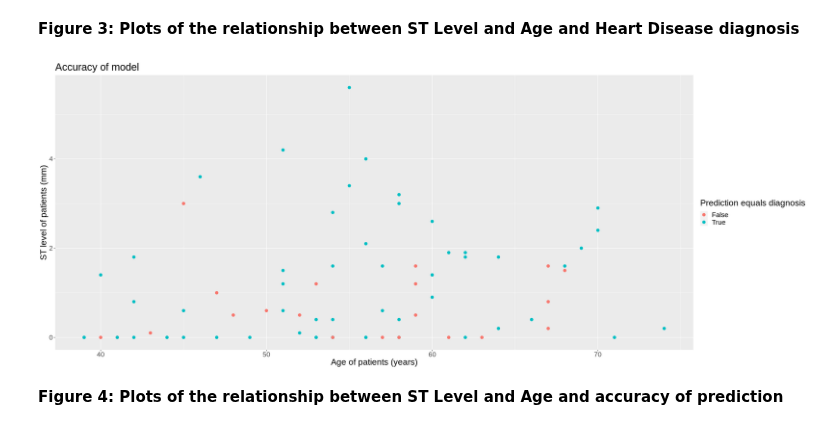
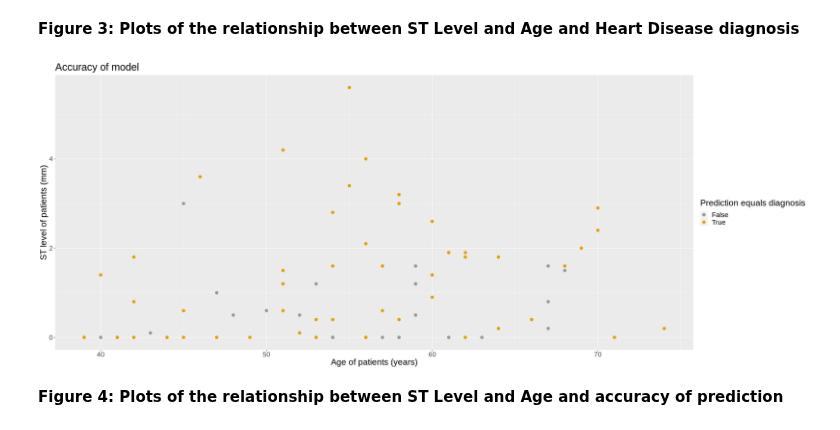
Before and after one commit to sendhelpDSCI/UBC_DSCI100_Group166, a Jupyter notebook: Final Report.ipynb, the cells around one changed output. Cells and saved outputs as stored; diff of their text form; code cells hidden in the pictures.

```diff
--- a/Final Report.ipynb
+++ b/Final Report.ipynb
@@ -266,14 +268,14 @@ plot_grid(testing_plot_age_ST, prediction_plot_age_ST)
 **Figure 3: Plots of the relationship between ST Level and Age and Heart Disease diagnosis**
 # %%
 pred_vs_actual<-accuracy_table|>
-ggplot(aes(x=age, y=ST_level, colour=equal))+
+ggplot(aes(x=age, y=ST_level, colour =equal))+
 geom_point(size=3)+
-labs(x='Age of patients (years)', y='ST level of patients (mm)', colour='Prediction equals diagnosis')+
+labs(x='Age of patients (years)', y='ST level of patients (mm)', colour ='Prediction equals diagnosis')+
 ggtitle('Accuracy of model')+
-theme(text=element_text(size=20))
+theme(text=element_text(size=20)) + scale_color_manual(values=c("#999999", "#E69F00", "#56B4E9"))
 pred_vs_actual
 # %% [output]
-[figure, old version]
+[figure, new version]
 # %% [markdown]
 **Figure 4: Plots of the relationship between ST Level and Age and accuracy of prediction**
 # %% [markdown]
```
Also changed, not shown: parts of 6 cells of this notebook.
